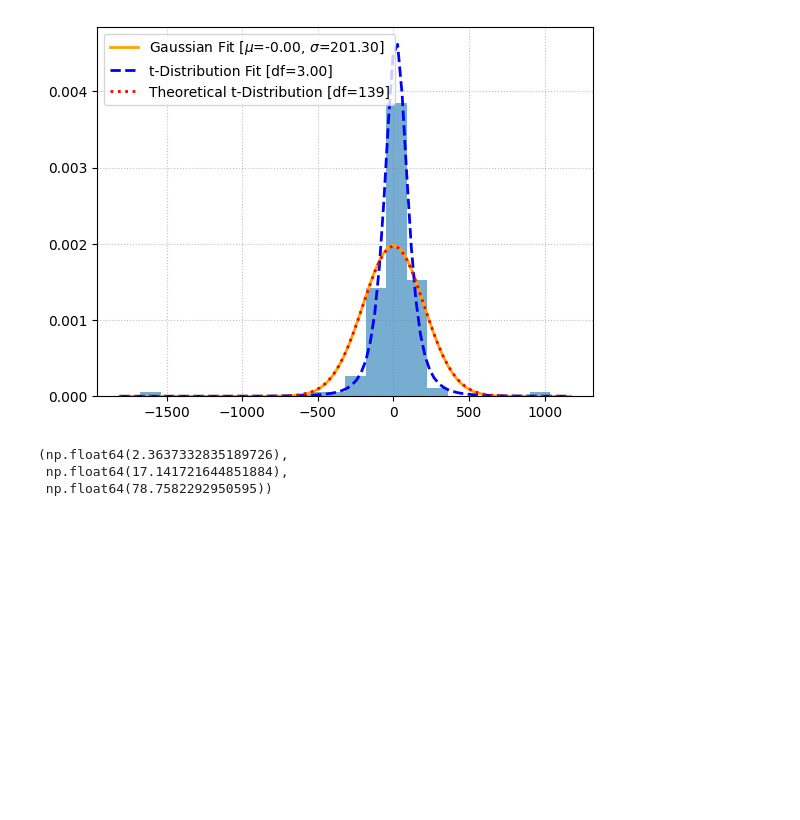
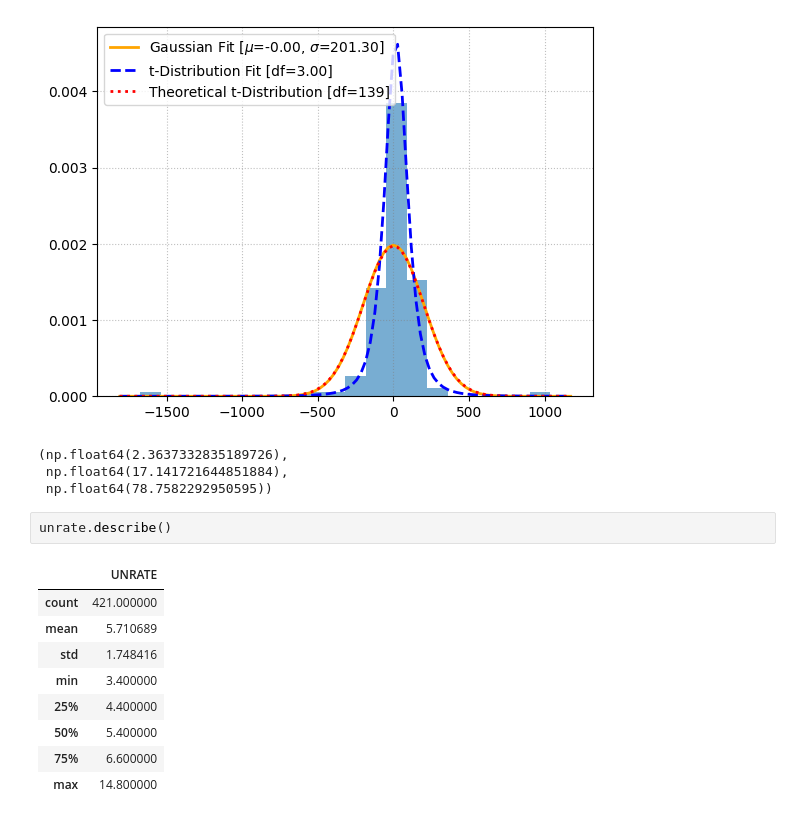
Before and after one commit to GongJr0/Econometrics2025-Project, a Jupyter notebook: main.ipynb, the cells around one changed output. Cells and saved outputs as stored; diff of their text form; blank space fills up the shorter version.

```diff
--- a/main.ipynb
+++ b/main.ipynb
@@ -223,3 +233,15 @@ ts
 (np.float64(2.3637332835189726),
  np.float64(17.141721644851884),
  np.float64(78.7582292950595))
+# %%
+unrate.describe()
+# %% [output]
+|  | UNRATE |
+| count | 421.000000 |
+| mean | 5.710689 |
+| std | 1.748416 |
+| min | 3.400000 |
+| 25% | 4.400000 |
+| 50% | 5.400000 |
+| 75% | 6.600000 |
+| max | 14.800000 |
```
Also changed, not shown: parts of 10 cells of this notebook, 13 other files.
